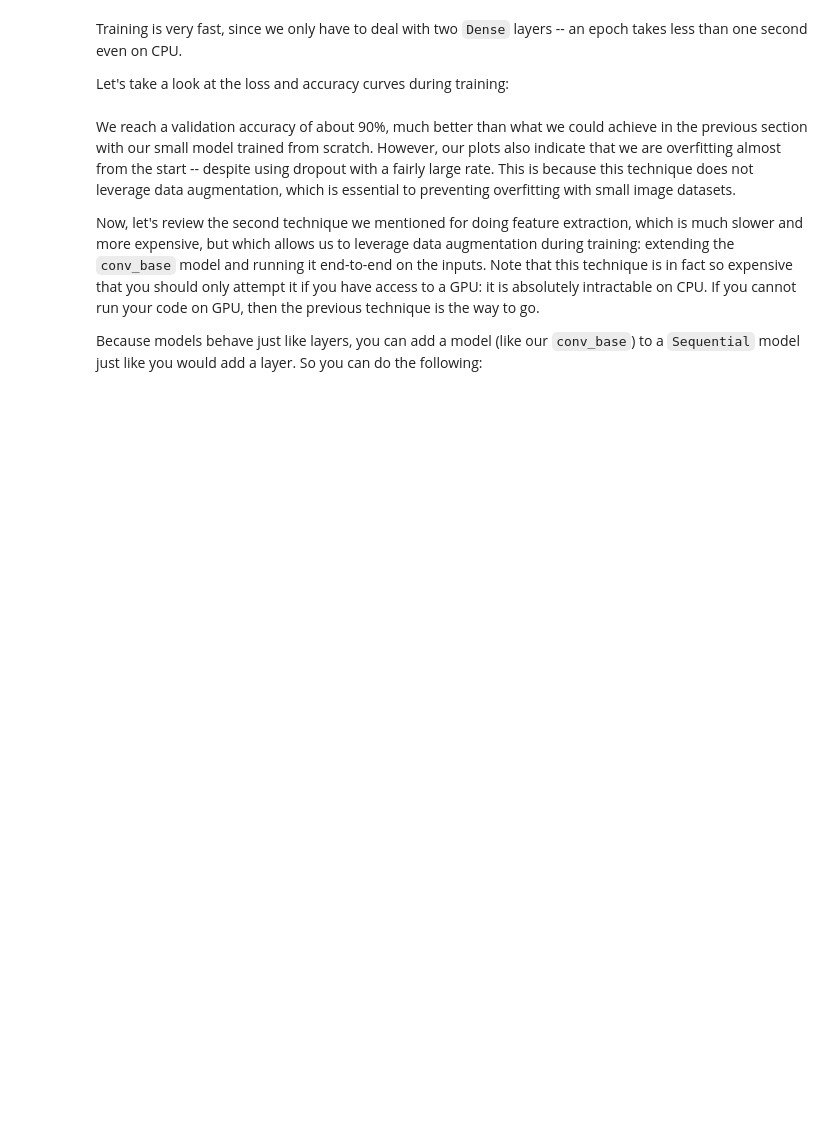
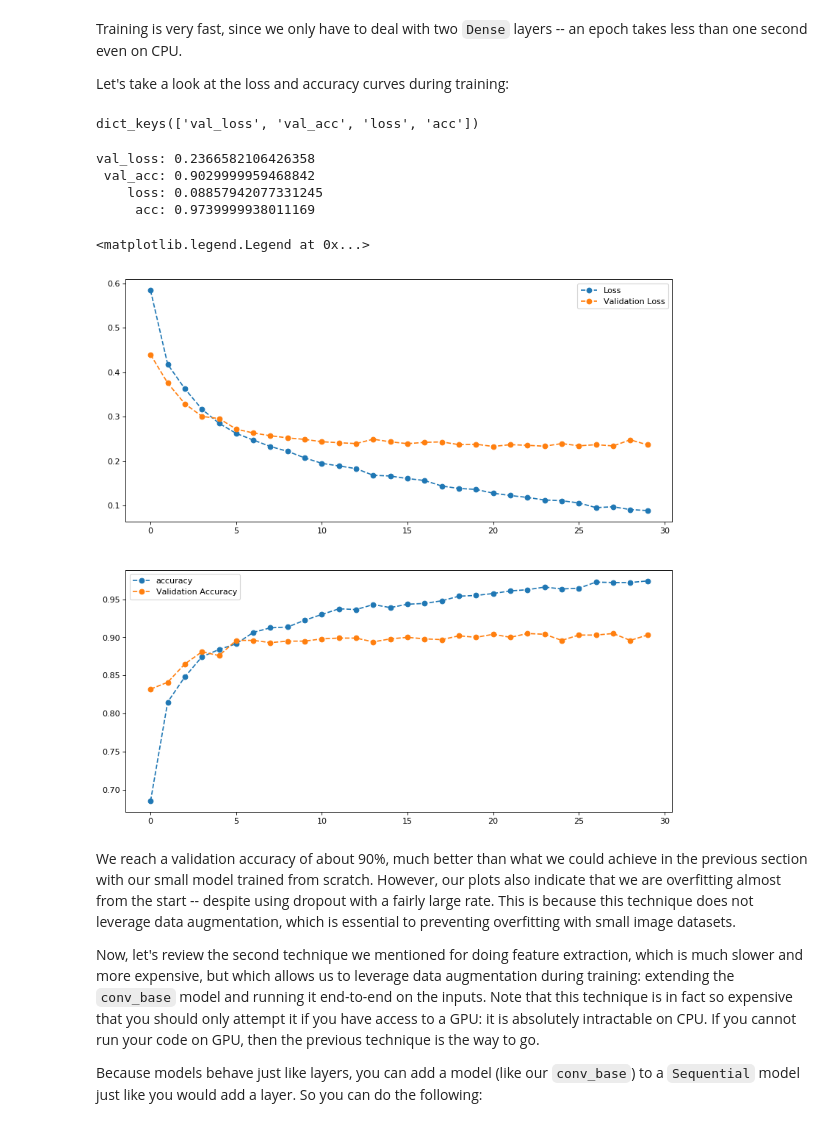
Before and after one commit to CurtinIDS/cic-ml-intermediate-workshop, a Jupyter notebook: notebooks/python/2.4-using-a-pretrained-convnet.ipynb, the cells around one changed output. Saved outputs shown, nothing was run; the diff lists cells and outputs as text; code cells hidden in the pictures; blank space fills up the shorter version.

```diff
--- a/notebooks/python/2.4-using-a-pretrained-convnet.ipynb
+++ b/notebooks/python/2.4-using-a-pretrained-convnet.ipynb
@@ -205,23 +250,35 @@ history = model.fit(train_features, train_labels,
 Training is very fast, since we only have to deal with two `Dense` layers -- an epoch takes less than one second even on CPU.
 
 Let's take a look at the loss and accuracy curves during training:
+# %%
+history_dict = history.history
+history_dict.keys()
+# %% [output]
+dict_keys(['val_loss', 'val_acc', 'loss', 'acc'])
+# %%
+print('val_loss: {}'.format(history_dict['val_loss'][-1]))
+print(' val_acc: {}'.format(history_dict['val_acc'][-1]))
+print('    loss: {}'.format(history_dict['loss'][-1]))
+print('     acc: {}'.format(history_dict['acc'][-1]))
+# %% [output]
+val_loss: 0.2366582106426358
+ val_acc: 0.9029999959468842
+    loss: 0.08857942077331245
+     acc: 0.9739999938011169
 # %%
 import matplotlib.pyplot as plt
+import pylab
 
-epochs = range(len(acc))
-
-f, (ax1, ax2) = plt.subplots(2, 1, figsize=(12, 12), dpi= 80)
-
-ax1.plot(history['loss'], 'o--', label='Training')
-ax1.plot(history['val_loss'], 'o--', label='Validation')
-ax1.set_xlabel('Number of Epocs')
-ax1.set_ylabel('Loss')
+f, (ax1, ax2) = pylab.subplots(2, 1, figsize=(12, 12), dpi= 80)
+ax1.plot(history_dict['loss'], 'o--', label='Loss')
+ax1.plot(history_dict['val_loss'], 'o--', label='Validation Loss')
 ax1.legend()
-ax2.plot(history['val_acc'], 'o--', label='Validation')
-ax2.plot(history['acc'], 'o--', label='Training')
-ax2.set_xlabel('Number of Epocs')
-ax2.set_ylabel('Accuracy')
+ax2.plot(history_dict['acc'], 'o--', label='accuracy')
+ax2.plot(history_dict['val_acc'], 'o--', label='Validation Accuracy')
 ax2.legend()
+# %% [output]
+<matplotlib.legend.Legend at 0x...>
+[figure, added]
 # %% [markdown]
 
 We reach a validation accuracy of about 90%, much better than what we could achieve in the previous section with our small model trained from
```
Also changed, not shown: parts of 14 cells of this notebook.
